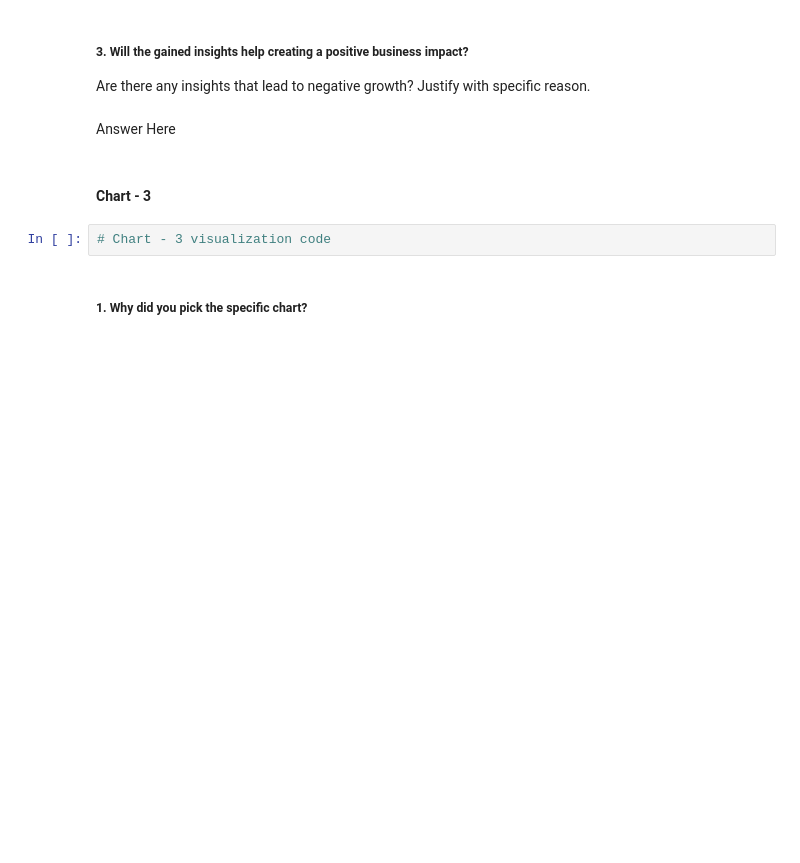
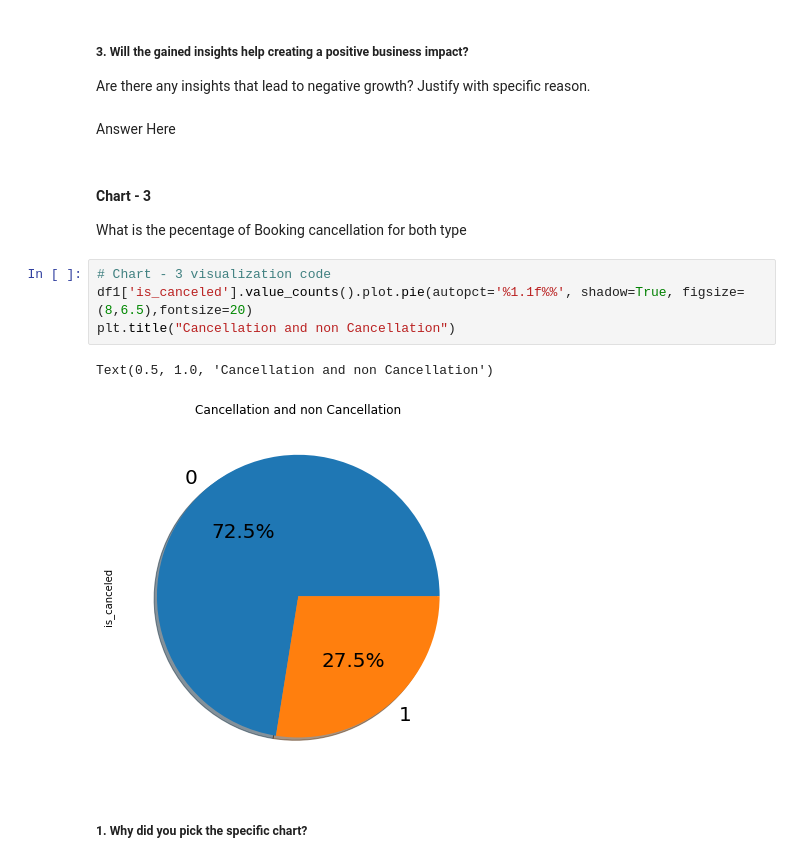
Before and after one commit to abhiwavhal/EDA-HOTEL-BOOKING-ANALYSIS, a Jupyter notebook: Hotel_booking_individual_EDA_Submission.ipynb, the cells around one changed output. Saved outputs shown, nothing was run; the diff lists cells and outputs as text; blank space fills up the shorter version.

```diff
--- a/Hotel_booking_individual_EDA_Submission.ipynb
+++ b/Hotel_booking_individual_EDA_Submission.ipynb
@@ -453,10 +453,16 @@ Answer Here
 Are there any insights that lead to negative growth? Justify with specific reason.
 # %% [markdown]
 Answer Here
-# %% [markdown]
-#### Chart - 3
-# %%
-# Chart - 3 visualization code
+# %% [markdown]
+#### Chart - 3
+What is the pecentage of Booking cancellation for both type
+# %%
+# Chart - 3 visualization code
+df1['is_canceled'].value_counts().plot.pie(autopct='%1.1f%%', shadow=True, figsize=(8,6.5),fontsize=20)
+plt.title("Cancellation and non Cancellation")
+# %% [output]
+Text(0.5, 1.0, 'Cancellation and non Cancellation')
+[figure, added]
 # %% [markdown]
 ##### 1. Why did you pick the specific chart?
 # %% [markdown]
```
Also changed, not shown: parts of 13 cells of this notebook.
